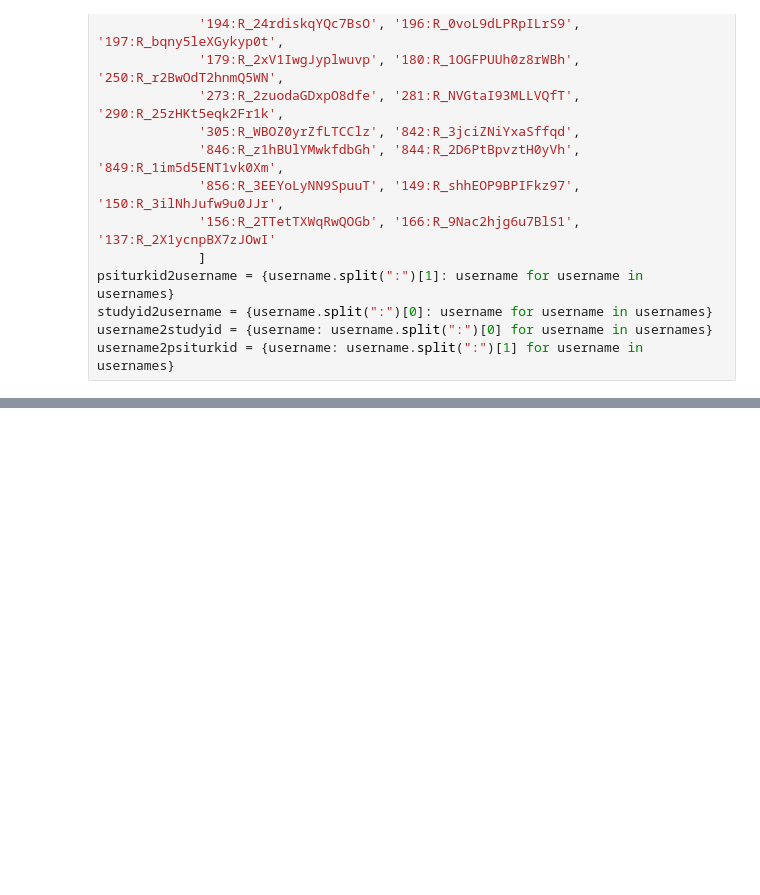
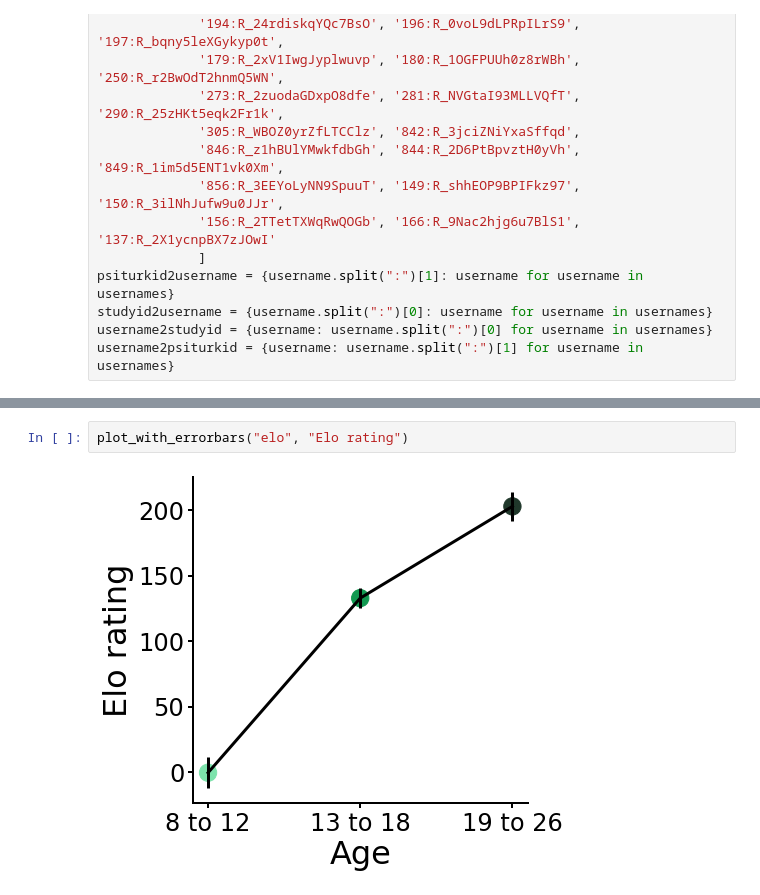
Before and after one commit to sinabolouki/fourinarow_analyses, a Jupyter notebook: Analysis notebooks/new/Age Plots.ipynb, the cells around one changed output, grey strips where cells are left out. Cells and saved outputs as stored; diff of their text form; blank space fills up the shorter version.

```diff
--- a/Analysis notebooks/new/Age Plots.ipynb
+++ b/Analysis notebooks/new/Age Plots.ipynb
@@ -139,0 +136,4 @@ metrics.groupby("FlooredAge")["planning depth"].aggregate(['mean', 'sem']).plot(
+# %%
+plot_with_errorbars("elo", "Elo rating")
+# %% [output]
+[figure, added]
```
Also changed, not shown: parts of 10 cells of this notebook.
